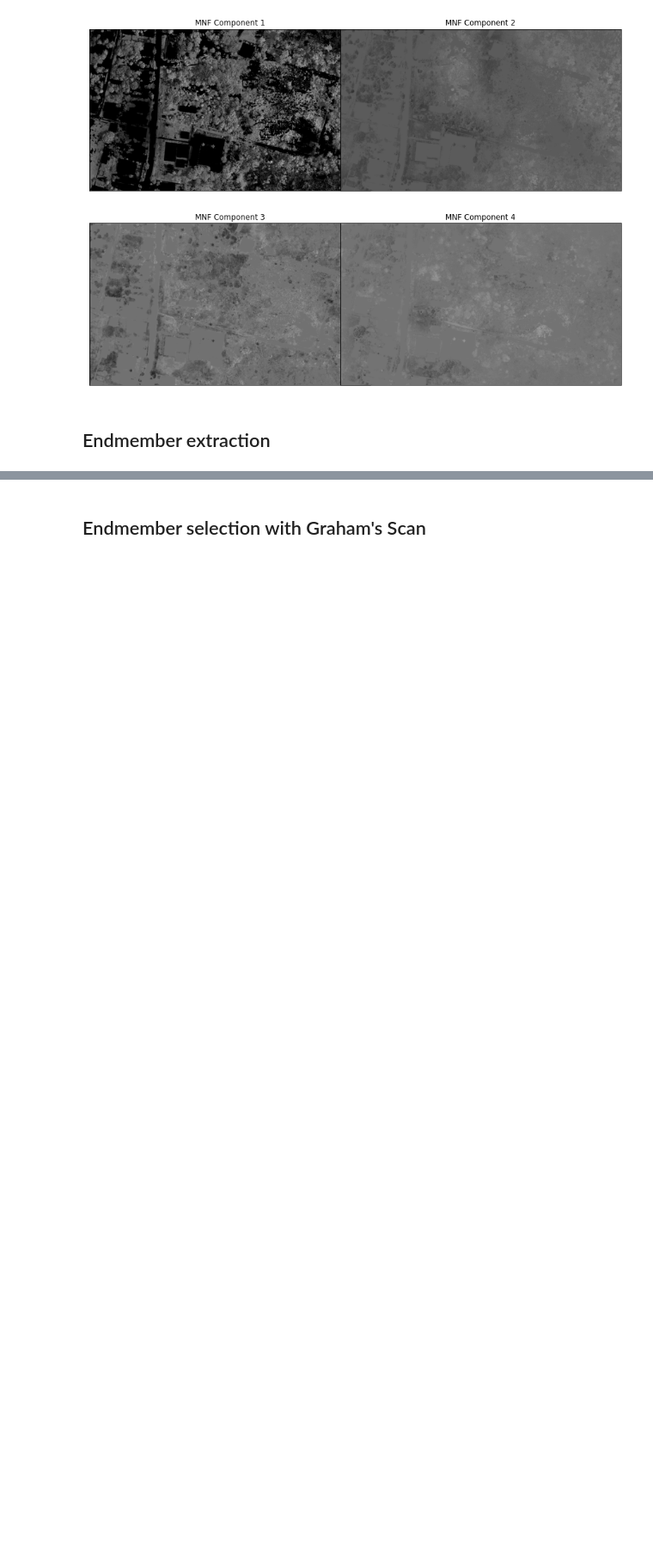
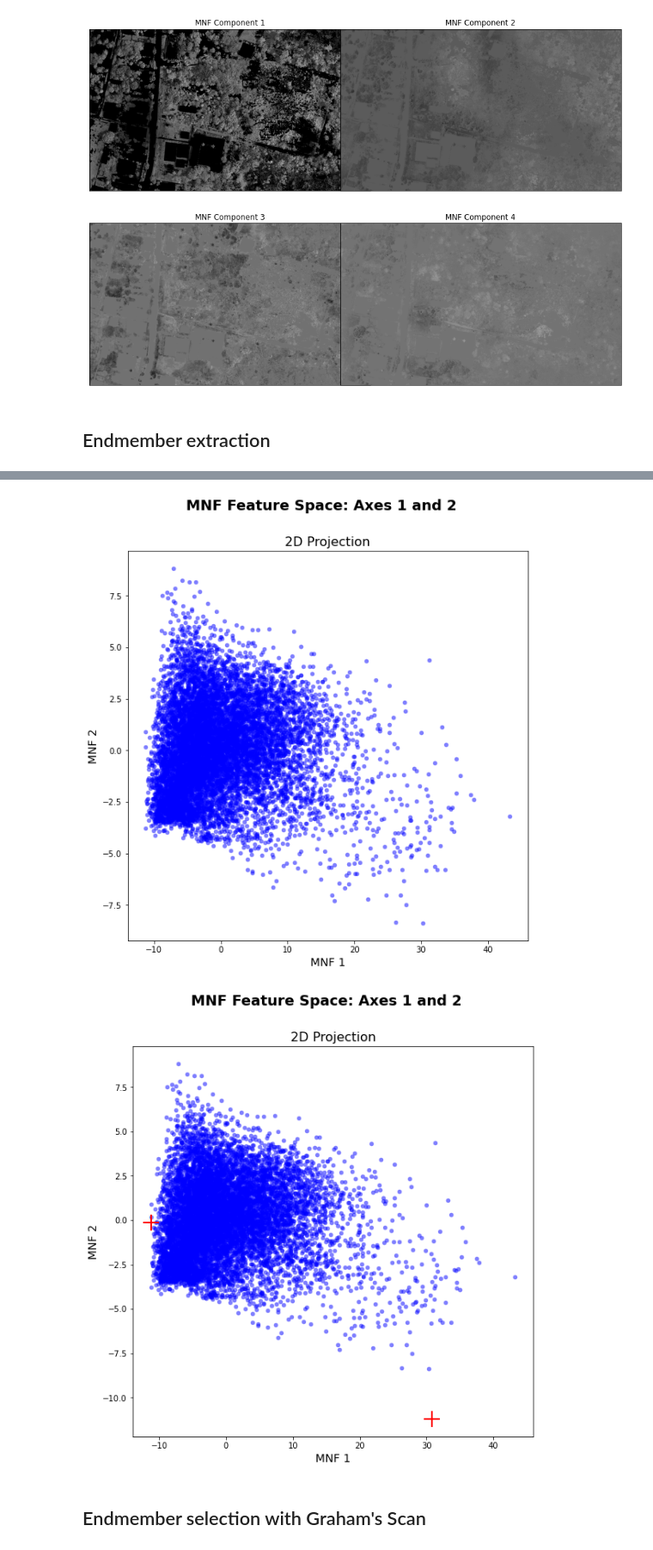
Before and after one commit to henriDierkes/SoftwareDev_Final, a Jupyter notebook: IntialTests.ipynb, the cells around one changed output, grey strips where cells are left out. Shown at 86% size. Cells and saved outputs as stored; diff of their text form; code cells hidden in the pictures; blank space fills up the shorter version.

```diff
--- a/IntialTests.ipynb
+++ b/IntialTests.ipynb
@@ -28,4 +36,4 @@ from osgeo import gdal
 In the first steps, we explore the data and get rid of all other surface types that are not vegetation and perform a noise and dimensionality reduction.
 # %%
 # load UAV image as 3D NumPy array
-image, gt, wkt = as_array('C:/Users/Henrike/test.tif')
+image, gt, wkt = as_array('C:/Users/Henrike/Downloads/unmixing-master/unmixing-master/data/test.tif')
@@ -190,0 +161,12 @@ KeyboardInterrupt:
+# %%
+fippi = sp_extract.FIPPI()
+
+# find 3 potential endmembers and set maximum iteration to 5000
+iter_members = fippi.extract(hsi_post_mnf[...,0:3], 3, maxit = 5000)
+# %%
+fippi.get_idx()
+
+# Switch pixel coordinates from (p, m, n) to (n, m, p)
+coords = [(y, x) for x, y in fippi.get_idx()]
+
+pixel_to_xy(coords, gt = gt, wkt = wkt, dd = True)
@@ -191,2 +181,22 @@ KeyboardInterrupt:
+# %%
+# Convert array to gdal.Dataset (raster), dump to file
+dump_raster(array_to_raster(scaled_image, gt, wkt), 'C:/Users/Henrike/Downloads/unmixing-master/unmixing-master/output/test_arrayImage.tiff', nodata = -9999)
+
+# Set feature_limit = 10000 to minimize computational time
+vis_fs = FeatureSpace(path = 'C:/Users/Henrike/Downloads/unmixing-master/unmixing-master/output/test_arrayImage.tiff', nodata = -9999,
+                      feature_limit = 10000)
+# %%
+%matplotlib inline
+%config InlineBackend.close_figures=False
+vis_fs.plot_feature_space()
+
+# Get MNF spectra from the HSI cube using the lat-lon coordinates
+lat_lon_coords = pixel_to_xy(coords, gt = gt, wkt = wkt, dd = True)
+mnf_spectra = spectra_at_xy(hsi_post_mnf.T, lat_lon_coords, gt, wkt, dd = True)
+vis_fs.plot_spectral_points(mnf_spectra)
+plt.show()
+# %% [output]
+[figure, added]
+[figure, added]
 # %% [markdown]
 ## Endmember selection with Graham's Scan
```
Also changed, not shown: parts of 33 cells of this notebook.
